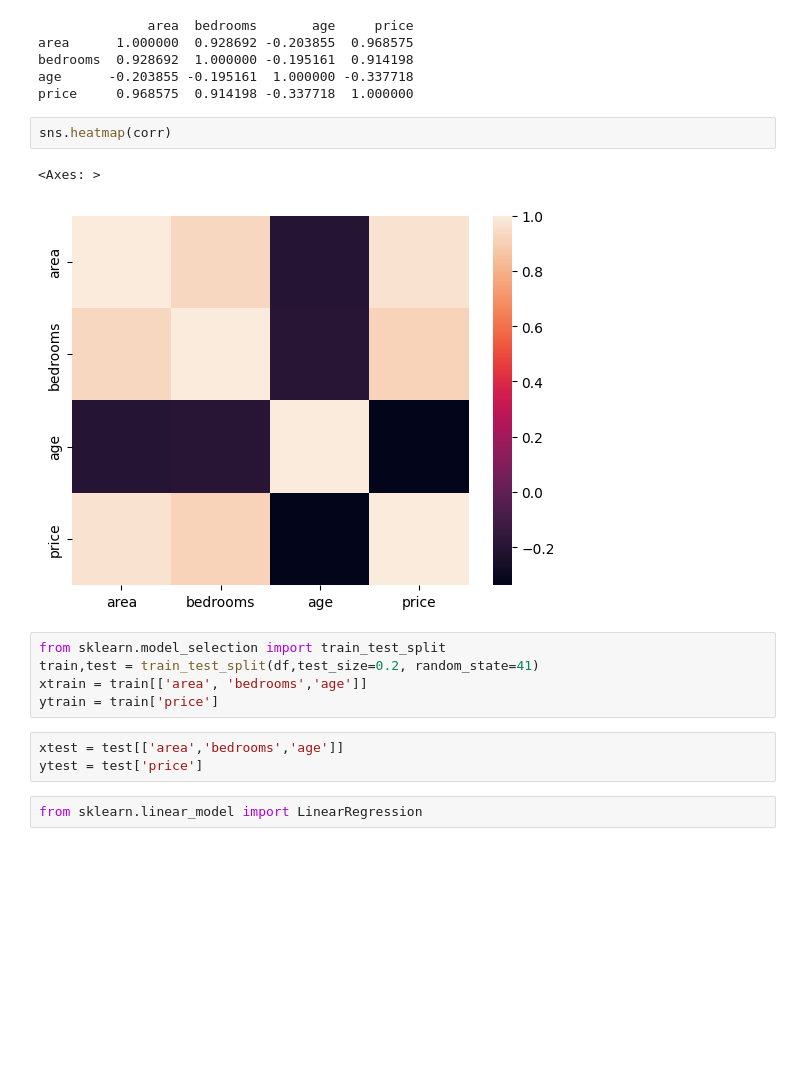
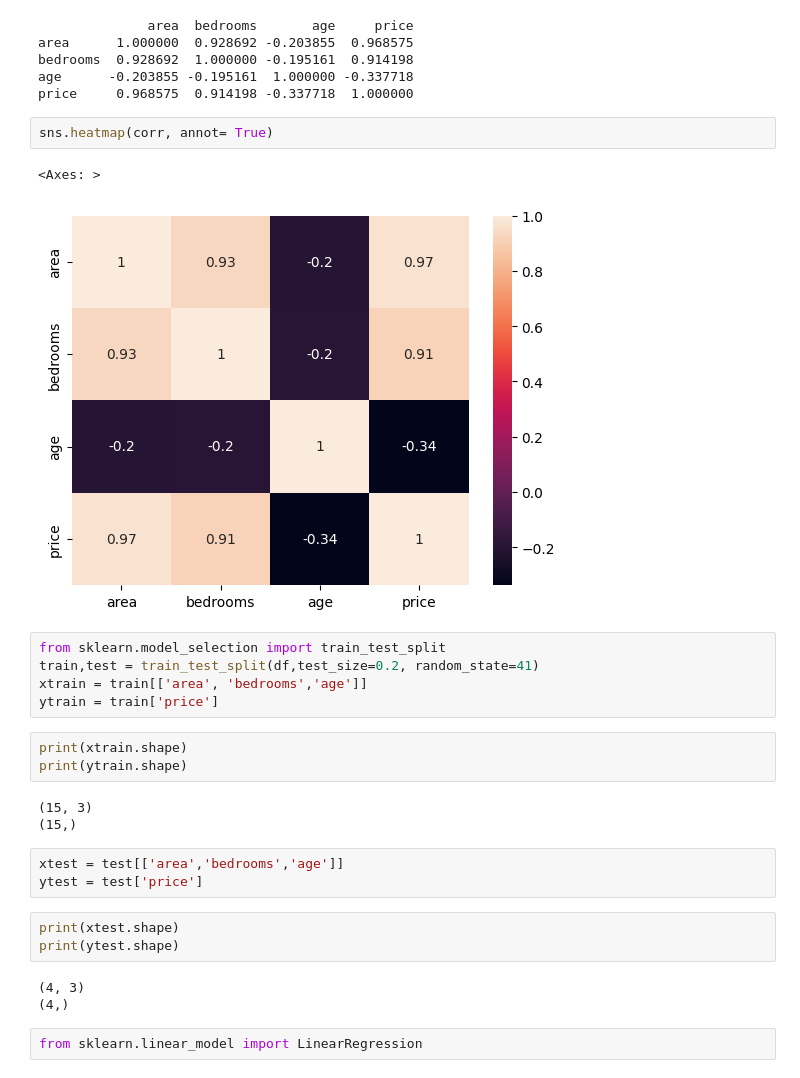
Before and after one commit to a-hamzah/ce-sml-regression-classification, a Jupyter notebook: aml-class/Lab1_AML.ipynb, the cells around one changed output. Saved outputs shown, nothing was run; the diff lists cells and outputs as text; blank space fills up the shorter version.

```diff
--- a/aml-class/Lab1_AML.ipynb
+++ b/aml-class/Lab1_AML.ipynb
@@ -58,18 +68,30 @@ bedrooms  0.928692  1.000000 -0.195161  0.914198
 age      -0.203855 -0.195161  1.000000 -0.337718
 price     0.968575  0.914198 -0.337718  1.000000
 # %%
-sns.heatmap(corr)
+sns.heatmap(corr, annot= True)
 # %% [output]
 <Axes: >
-[figure, old version]
+[figure, new version]
 # %%
 from sklearn.model_selection import train_test_split
 train,test = train_test_split(df,test_size=0.2, random_state=41)
 xtrain = train[['area', 'bedrooms','age']]
 ytrain = train['price']
+# %%
+print(xtrain.shape)
+print(ytrain.shape)
+# %% [output]
+(15, 3)
+(15,)
 # %%
 xtest = test[['area','bedrooms','age']]
 ytest = test['price']
+# %%
+print(xtest.shape)
+print(ytest.shape)
+# %% [output]
+(4, 3)
+(4,)
 # %%
 from sklearn.linear_model import LinearRegression
 # %%
```
Also changed, not shown: parts of 3 cells of this notebook.
